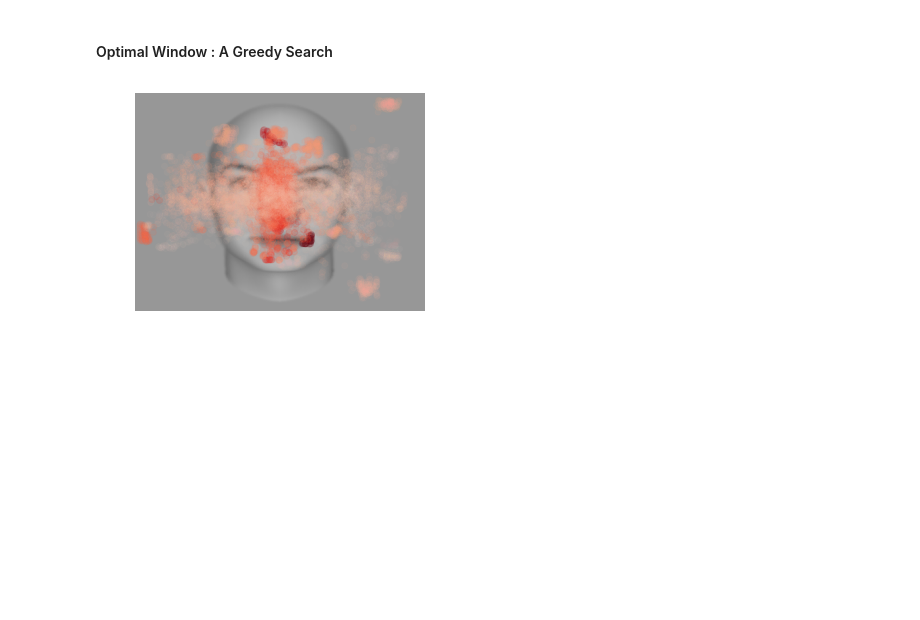
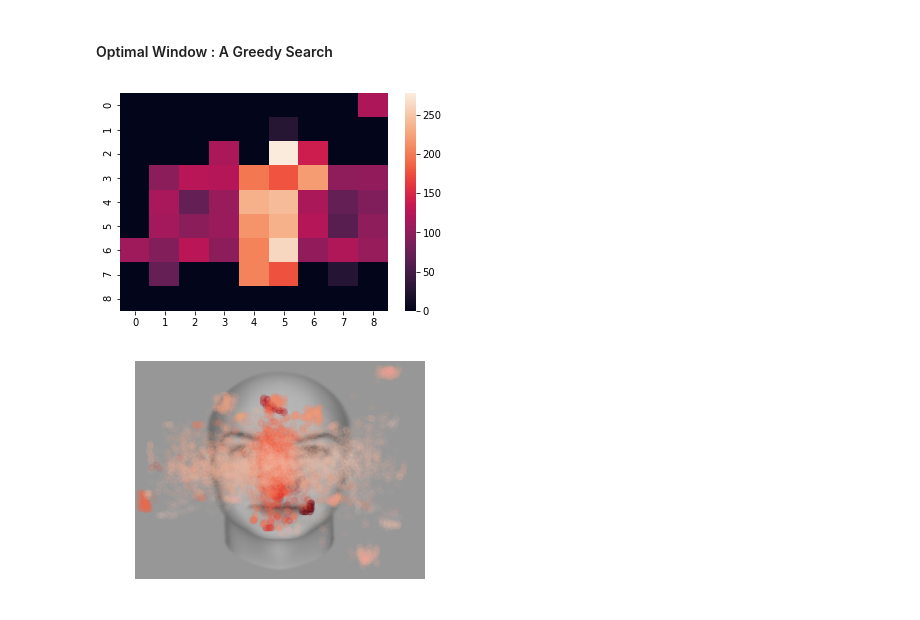
Before and after one commit to hyunwoogu/EyeStrategy, a Jupyter notebook: EyeTrack.ipynb, the cells around one changed output. Saved outputs shown, nothing was run; the diff lists cells and outputs as text; code cells hidden in the pictures; blank space fills up the shorter version.

```diff
--- a/EyeTrack.ipynb
+++ b/EyeTrack.ipynb
@@ -270,3 +331,24 @@ for i in SegsX:
         countRes.append((i,j,countFixations(i,j)))
 
 A = np.array(countRes)[np.argsort(-np.array(countRes)[:,2]),:]
+# %%
+numSliceX = 10
+numSliceY = 10
+
+XwinSize = 1600/numSliceX
+YwinSize = 1200/numSliceY
+
+SegsX = np.arange(0, 1600-XwinSize, XwinSize)
+SegsY = np.arange(0, 1200-YwinSize, YwinSize)
+
+res = []
+for j in SegsY:
+    for i in SegsX:
+        res.append(expMLEfinder(i,j, XwinSize, YwinSize))
+
+res = np.reshape(res, [numSliceY-1, numSliceX-1])
+
+sns.heatmap(res)
+plt.show()
+# %% [output]
+[figure, added]
```
Also changed, not shown: parts of 8 cells of this notebook, 4 other files.
